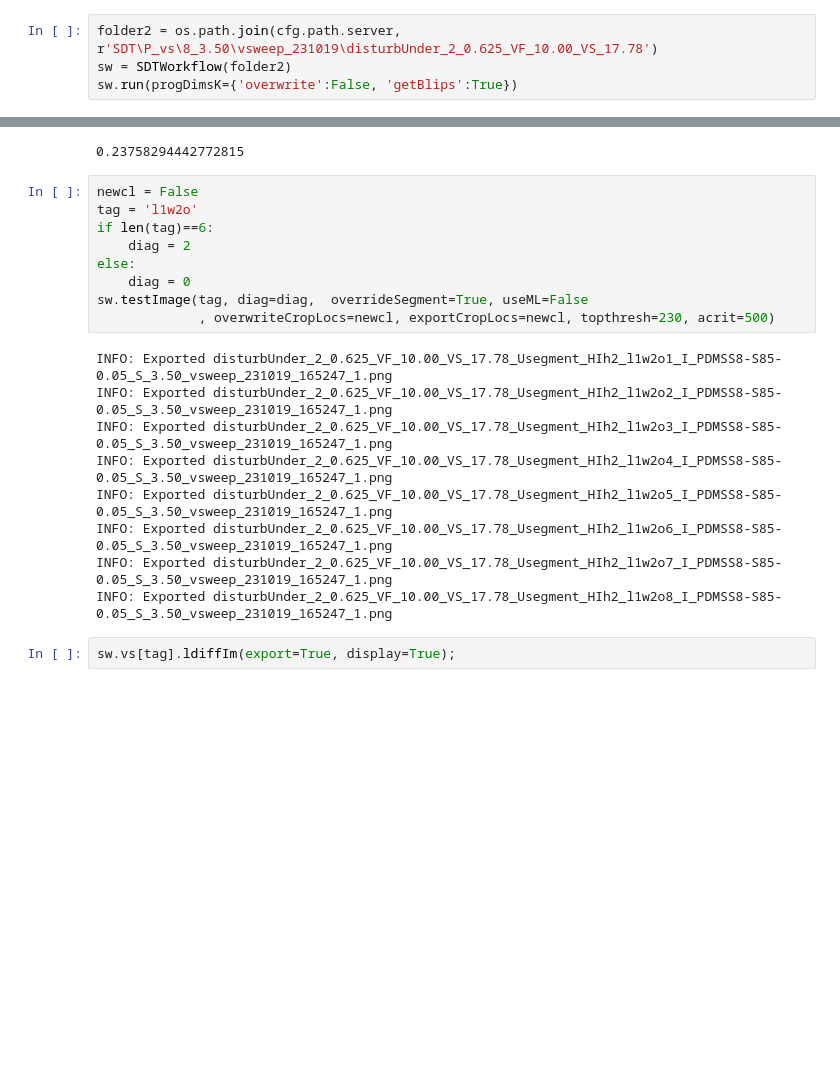
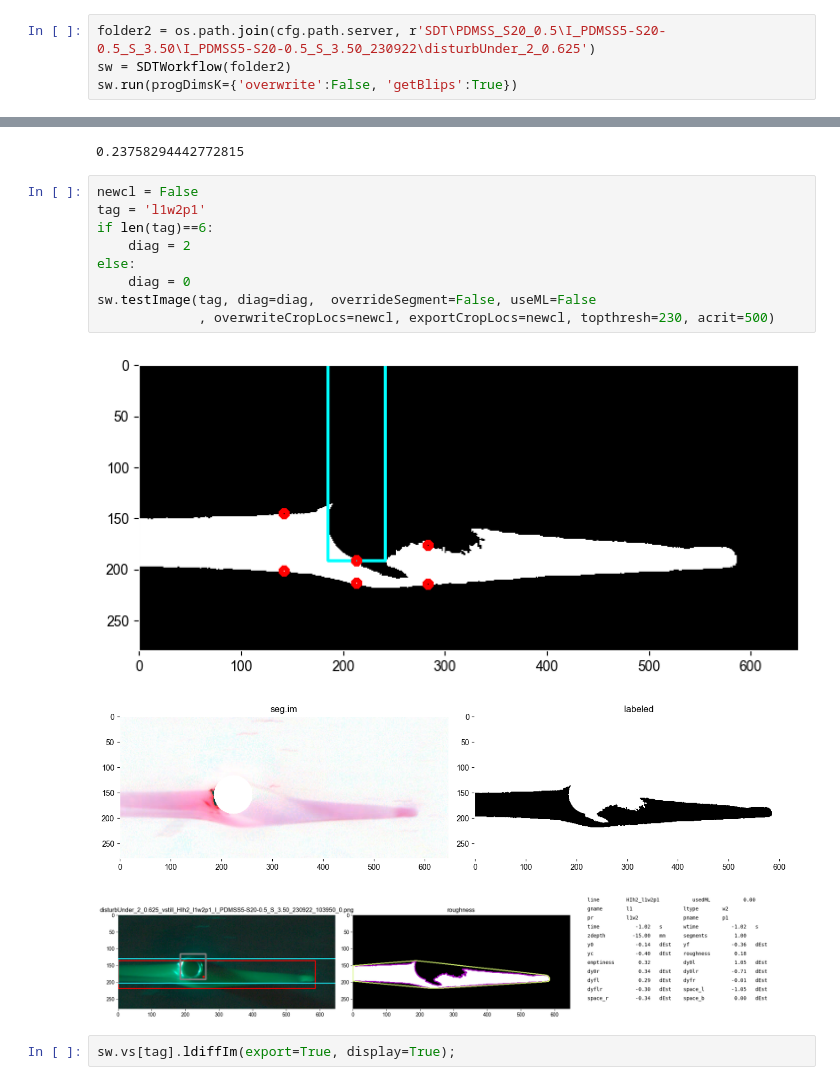
Before and after one commit to usnistgov/embedded3DPvids, a Jupyter notebook: ipynb/singleDoubleTriple/0_debugfile.ipynb, the cells around one changed output, grey strips where cells are left out. Cells and saved outputs as stored; diff of their text form; blank space fills up the shorter version.

Commit message:
update plot tools

```diff
--- a/ipynb/singleDoubleTriple/0_debugfile.ipynb
+++ b/ipynb/singleDoubleTriple/0_debugfile.ipynb
@@ -22,7 +22,7 @@ LOGGERDEFINED = logs.openLog('debug.ipynb', LOGGERDEFINED, level='DEBUG', export
 # %% [markdown]
 # single folder
 # %%
-folder2 = os.path.join(cfg.path.server, r'SDT\P_vs\8_3.50\vsweep_231019\disturbUnder_2_0.625_VF_10.00_VS_17.78')
+folder2 = os.path.join(cfg.path.server, r'SDT\PDMSS_S20_0.5\I_PDMSS5-S20-0.5_S_3.50\I_PDMSS5-S20-0.5_S_3.50_230922\disturbUnder_2_0.625')
 sw = SDTWorkflow(folder2)
 sw.run(progDimsK={'overwrite':False, 'getBlips':True})
 # %%
@@ -104,22 +104,17 @@ np.pi*(0.55/2)**2
 0.23758294442772815
 # %%
 newcl = False
-tag = 'l1w2o'
+tag = 'l1w2p1'
 if len(tag)==6:
     diag = 2
 else:
     diag = 0
-sw.testImage(tag, diag=diag,  overrideSegment=True, useML=False
+sw.testImage(tag, diag=diag,  overrideSegment=False, useML=False
              , overwriteCropLocs=newcl, exportCropLocs=newcl, topthresh=230, acrit=500)
 # %% [output]
-INFO: Exported disturbUnder_2_0.625_VF_10.00_VS_17.78_Usegment_HIh2_l1w2o1_I_PDMSS8-S85-0.05_S_3.50_vsweep_231019_165247_1.png
-INFO: Exported disturbUnder_2_0.625_VF_10.00_VS_17.78_Usegment_HIh2_l1w2o2_I_PDMSS8-S85-0.05_S_3.50_vsweep_231019_165247_1.png
-INFO: Exported disturbUnder_2_0.625_VF_10.00_VS_17.78_Usegment_HIh2_l1w2o3_I_PDMSS8-S85-0.05_S_3.50_vsweep_231019_165247_1.png
-INFO: Exported disturbUnder_2_0.625_VF_10.00_VS_17.78_Usegment_HIh2_l1w2o4_I_PDMSS8-S85-0.05_S_3.50_vsweep_231019_165247_1.png
-INFO: Exported disturbUnder_2_0.625_VF_10.00_VS_17.78_Usegment_HIh2_l1w2o5_I_PDMSS8-S85-0.05_S_3.50_vsweep_231019_165247_1.png
-INFO: Exported disturbUnder_2_0.625_VF_10.00_VS_17.78_Usegment_HIh2_l1w2o6_I_PDMSS8-S85-0.05_S_3.50_vsweep_231019_165247_1.png
-INFO: Exported disturbUnder_2_0.625_VF_10.00_VS_17.78_Usegment_HIh2_l1w2o7_I_PDMSS8-S85-0.05_S_3.50_vsweep_231019_165247_1.png
-INFO: Exported disturbUnder_2_0.625_VF_10.00_VS_17.78_Usegment_HIh2_l1w2o8_I_PDMSS8-S85-0.05_S_3.50_vsweep_231019_165247_1.png
+[figure, added]
+[figure, added]
+[figure, added]
 # %%
 sw.vs[tag].ldiffIm(export=True, display=True);
 # %% [output]
```
Also changed, not shown: parts of 2 cells of this notebook, 21 other files.
